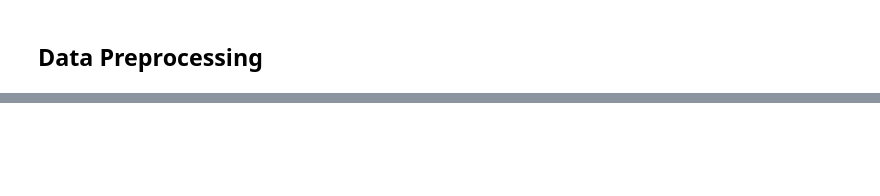
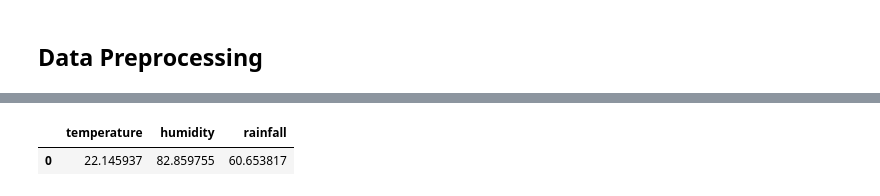
Before and after one commit to Tandur-Team/tandur-ml, a Jupyter notebook: second-eleven-model.ipynb, the cells around one changed output, grey strips where cells are left out. Saved outputs shown, nothing was run; the diff lists cells and outputs as text; code cells hidden in the pictures; blank space fills up the shorter version.

```diff
--- a/second-eleven-model.ipynb
+++ b/second-eleven-model.ipynb
@@ -71,0 +80,6 @@ take_200(data, 'rice')
+# %%
+# Input Structure
+X.head(1)
+# %% [output]
+|  | temperature | humidity | rainfall |
+| 0 | 22.145937 | 82.859755 | 60.653817 |
```
Also changed, not shown: parts of 11 cells of this notebook.
